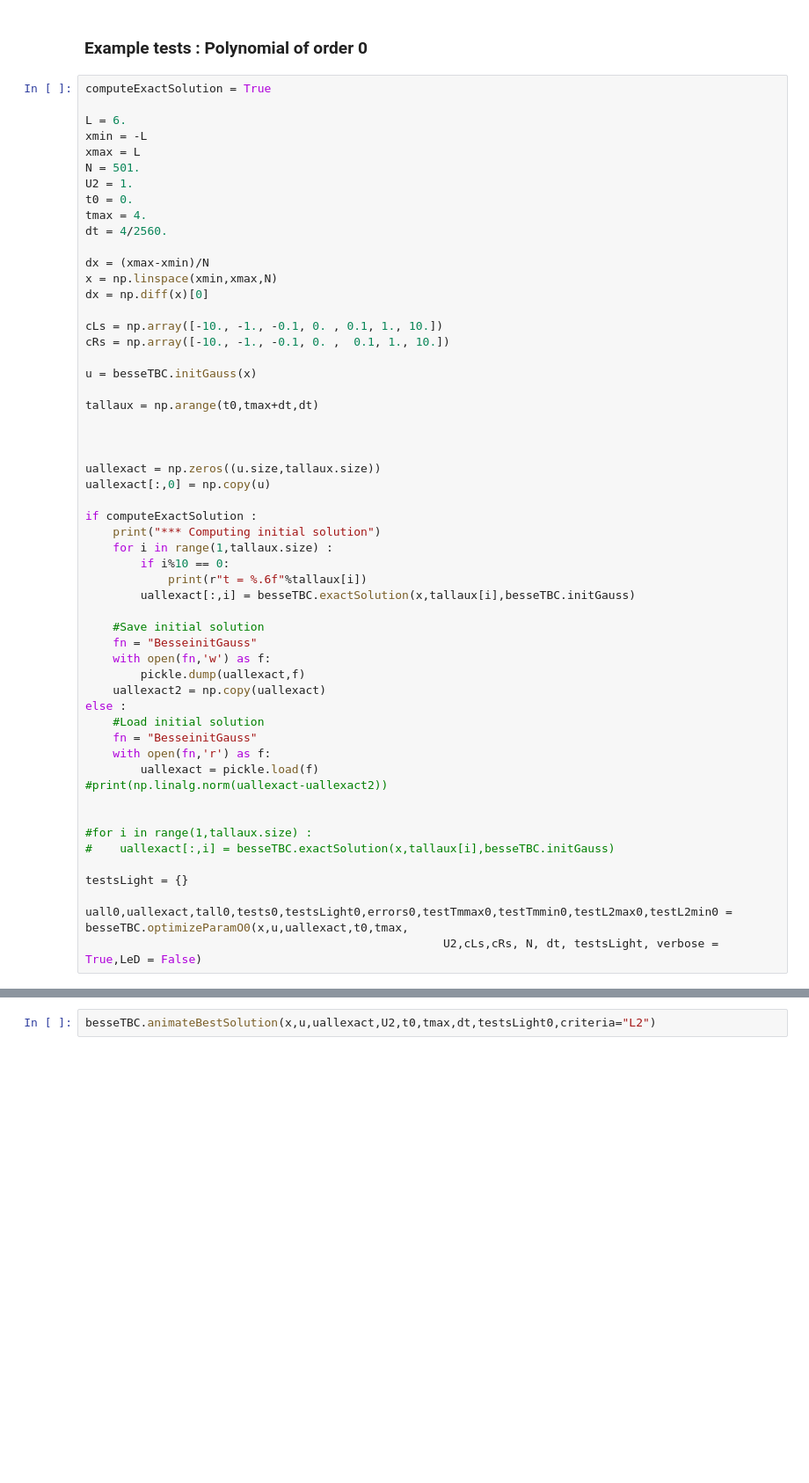
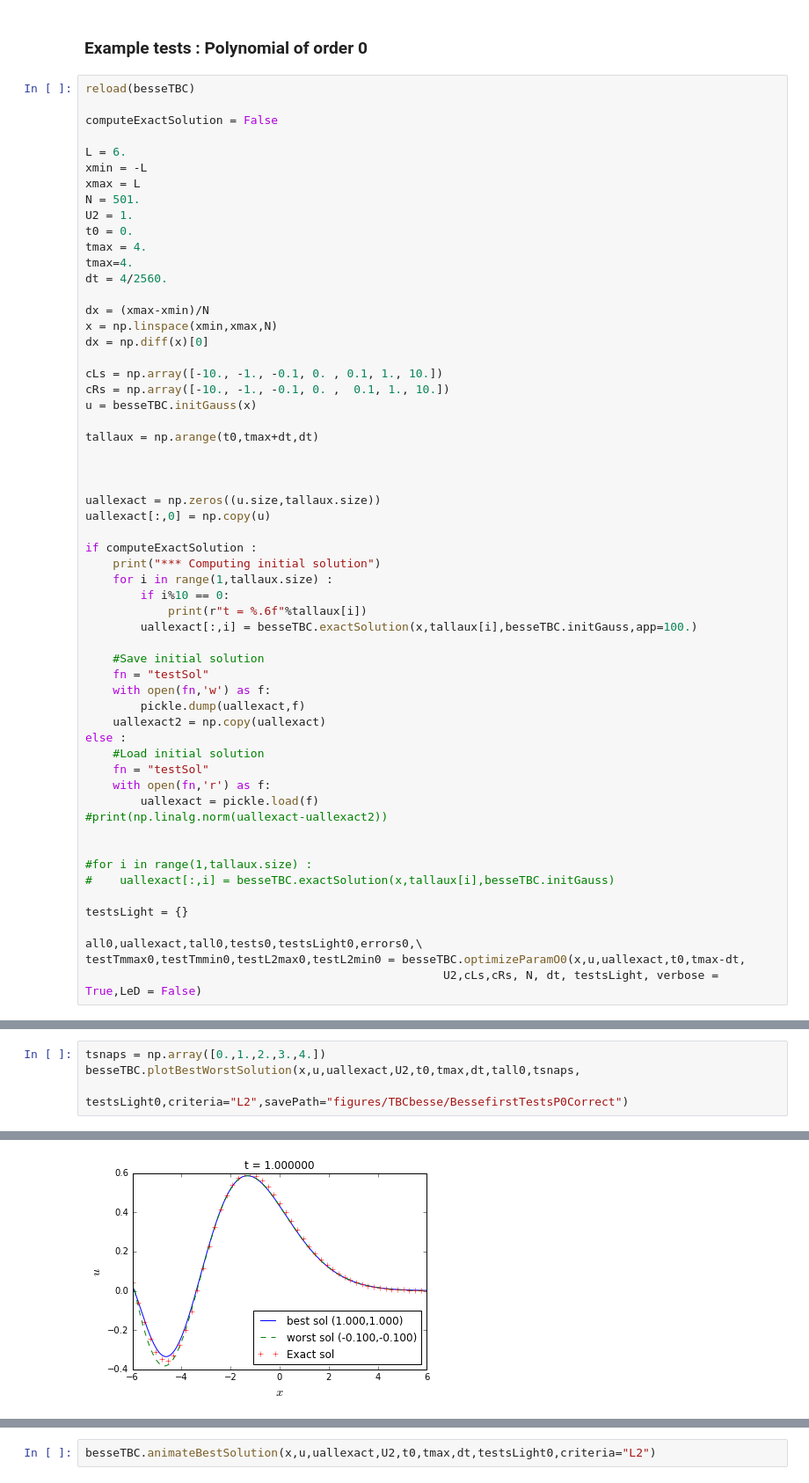
Before and after one commit to joaocaldass/inriamericwaves, a Jupyter notebook: Simulations/TBC_besse.ipynb, the cells around one changed output, grey strips where cells are left out. Shown at 88% size. Cells and saved outputs as stored; diff of their text form; blank space fills up the shorter version.

```diff
--- a/Simulations/TBC_besse.ipynb
+++ b/Simulations/TBC_besse.ipynb
@@ -989,7 +990,9 @@ import cPickle as pickle
 # %% [markdown]
 ### Example tests : Polynomial of order 0
 # %%
-computeExactSolution = True
+reload(besseTBC)
+
+computeExactSolution = False
 
 L = 6.
 xmin = -L
@@ -998,6 +1001,7 @@ N = 501.
 U2 = 1.
 t0 = 0.
 tmax = 4.
+tmax=4.
 dt = 4/2560.
 
 dx = (xmax-xmin)/N
@@ -1006,7 +1010,6 @@ dx = np.diff(x)[0]
 
 cLs = np.array([-10., -1., -0.1, 0. , 0.1, 1., 10.])
 cRs = np.array([-10., -1., -0.1, 0. ,  0.1, 1., 10.])
-
 u = besseTBC.initGauss(x)
 
 tallaux = np.arange(t0,tmax+dt,dt)
@@ -1021,16 +1024,16 @@ if computeExactSolution :
     for i in range(1,tallaux.size) :
         if i%10 == 0:
             print(r"t = %.6f"%tallaux[i])
-        uallexact[:,i] = besseTBC.exactSolution(x,tallaux[i],besseTBC.initGauss)
+        uallexact[:,i] = besseTBC.exactSolution(x,tallaux[i],besseTBC.initGauss,app=100.)
 
     #Save initial solution
-    fn = "BesseinitGauss"
+    fn = "testSol"
     with open(fn,'w') as f:
         pickle.dump(uallexact,f)
     uallexact2 = np.copy(uallexact)
 else :
     #Load initial solution
-    fn = "BesseinitGauss"
+    fn = "testSol"
     with open(fn,'r') as f:
         uallexact = pickle.load(f)
 #print(np.linalg.norm(uallexact-uallexact2))
@@ -1041,6 +1044,7 @@ else :
 
 testsLight = {}
 
-uall0,uallexact,tall0,tests0,testsLight0,errors0,testTmmax0,testTmmin0,testL2max0,testL2min0 = besseTBC.optimizeParamO0(x,u,uallexact,t0,tmax,
+all0,uallexact,tall0,tests0,testsLight0,errors0,\
+testTmmax0,testTmmin0,testL2max0,testL2min0 = besseTBC.optimizeParamO0(x,u,uallexact,t0,tmax-dt,
                                                     U2,cLs,cRs, N, dt, testsLight, verbose = True,LeD = False)
 # %% [output]
@@ -1068,0 +1068,5 @@ print(12./(x.size-1),dx,np.diff(x)[0])
+# %%
+tsnaps = np.array([0.,1.,2.,3.,4.])
+besseTBC.plotBestWorstSolution(x,u,uallexact,U2,t0,tmax,dt,tall0,tsnaps,
+                          testsLight0,criteria="L2",savePath="figures/TBCbesse/BessefirstTestsP0Correct")
+# %% [output]
@@ -1068,0 +1079 @@ print(12./(x.size-1),dx,np.diff(x)[0])
+[figure, added]
```
Also changed, not shown: parts of 25 cells of this notebook, 25 other files.
